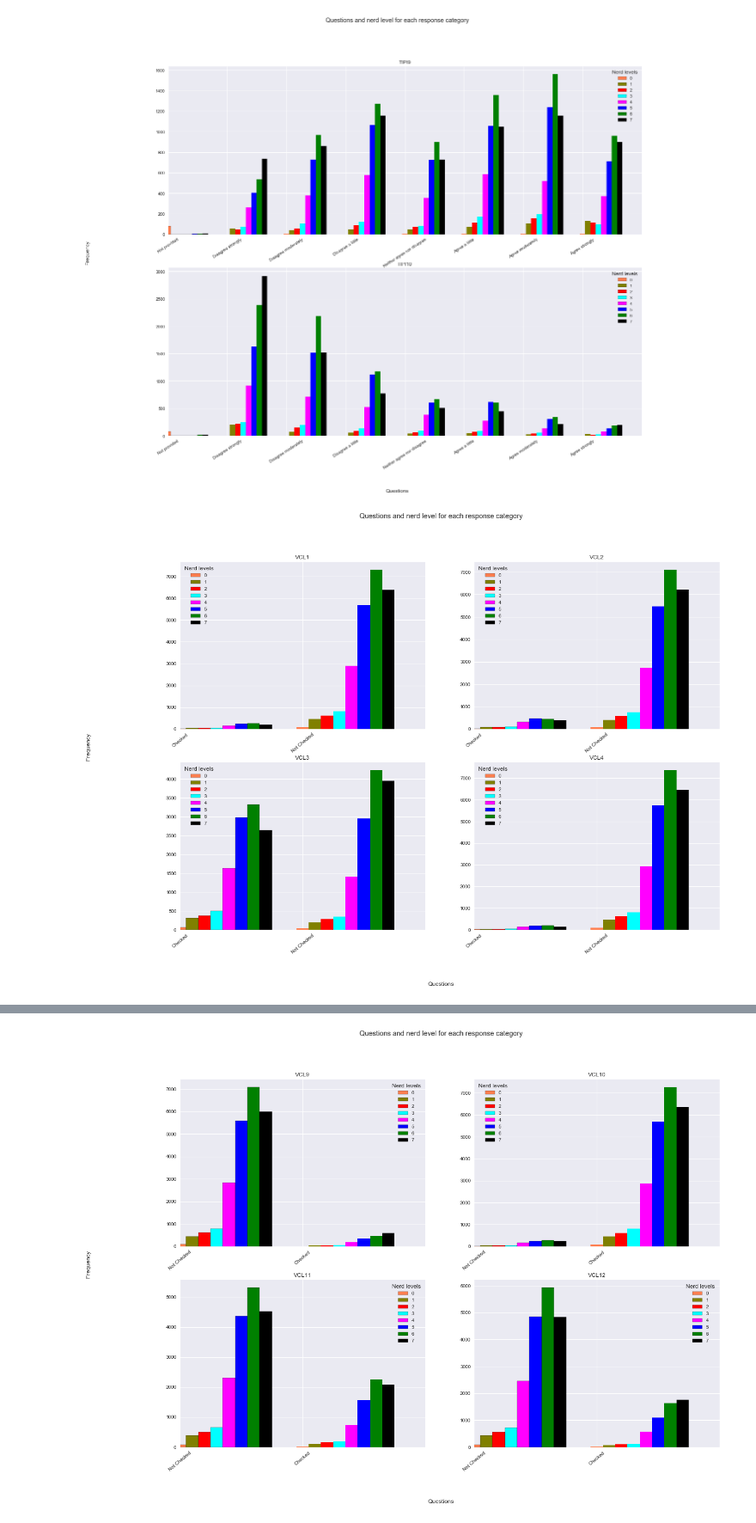
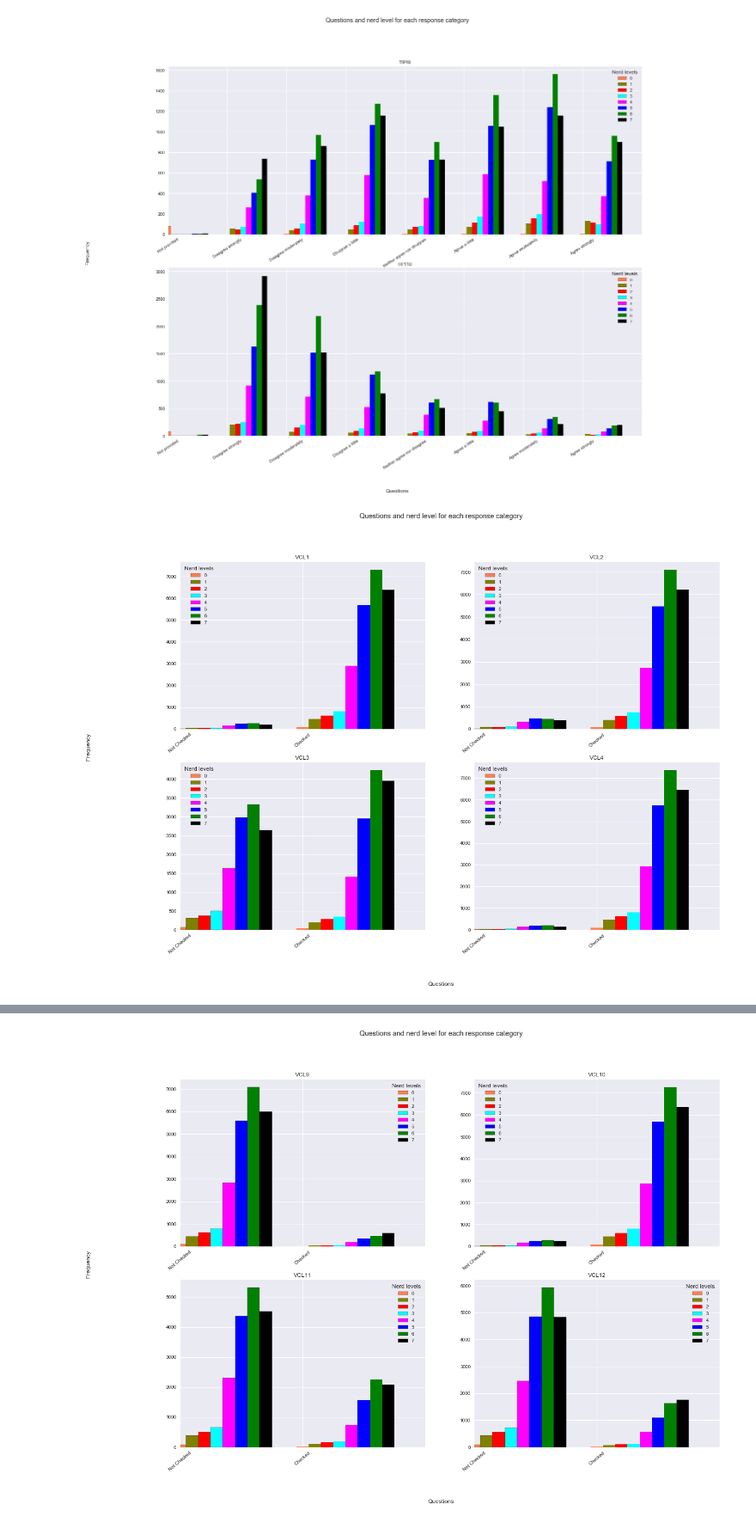
Before and after one commit to rupesh-papneja/am, a Jupyter notebook: ml-phase-1.ipynb, the cells around one changed output, grey strips where cells are left out. Shown at 86% size. Drawn from its saved outputs; the diff is of its cells as text; code cells hidden in the pictures.

```diff
--- a/ml-phase-1.ipynb
+++ b/ml-phase-1.ipynb
@@ -939,7 +939,7 @@ del idx
 grid_rows = 2
 grid_cols = 2
 nc = np.asarray(sorted(data['nerdy'].unique()))
-labels = ['Checked', 'Not Checked']
+labels = ['Not Checked', 'Checked']
 wdth = 0.1
 
 fig = plt.figure(figsize=(20,14))
@@ -952,34 +952,34 @@ for icx, d in enumerate(categories[36:40]):
         pdata.append([])
         for ndx, n in enumerate(nc):
             cn = len(data.loc[(data[d] == v) & (data['nerdy'] == n)])
             pdata[idx].append(cn)
 
     pdata = np.asarray(pdata)
     pdata = pdata.transpose()
     ax = plt.subplot(gs[int(icx/grid_cols), icx%grid_cols])
     ind = np.arange(len(dc))
     for ndx, n in enumerate(nc):
         ax.bar(ind + (wdth * ndx), pdata[ndx],width=wdth,color=cols[ndx],align='center', edgecolor='black', label=nc[ndx])
         ax.legend(loc='best', title='Nerd levels')
         ax.set_title(d)
         ax.xaxis.set_major_locator(MaxNLocator(integer=True))
         ax.set_xlim(0, len(dc))
         ax.set_xticklabels(labels)
         for tick in ax.get_xticklabels():
             tick.set_rotation(40)
             tick.set_horizontalalignment('center')
 
 fig.suptitle('Questions and nerd level for each response category')
 fig.text(0.5, 0.01, 'Questions', ha='center')
 fig.text(-0.01, 1/grid_rows, 'Frequency', va='center', rotation='vertical')
 
 
 plt.show()
 del dc
 del d
 del idx
 # %% [output]
-[figure, old version]
+[figure, new version]
 # %%
 grid_rows = 2
 grid_cols = 2
```
Also changed, not shown: parts of 4 cells of this notebook.
